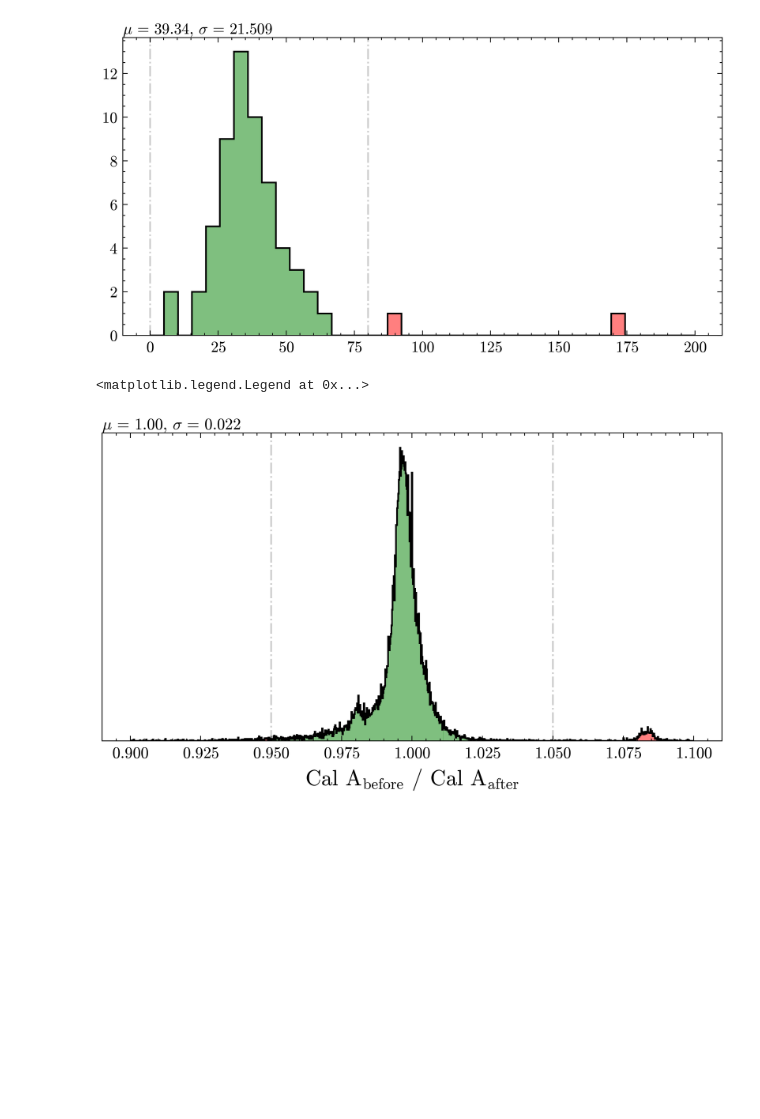
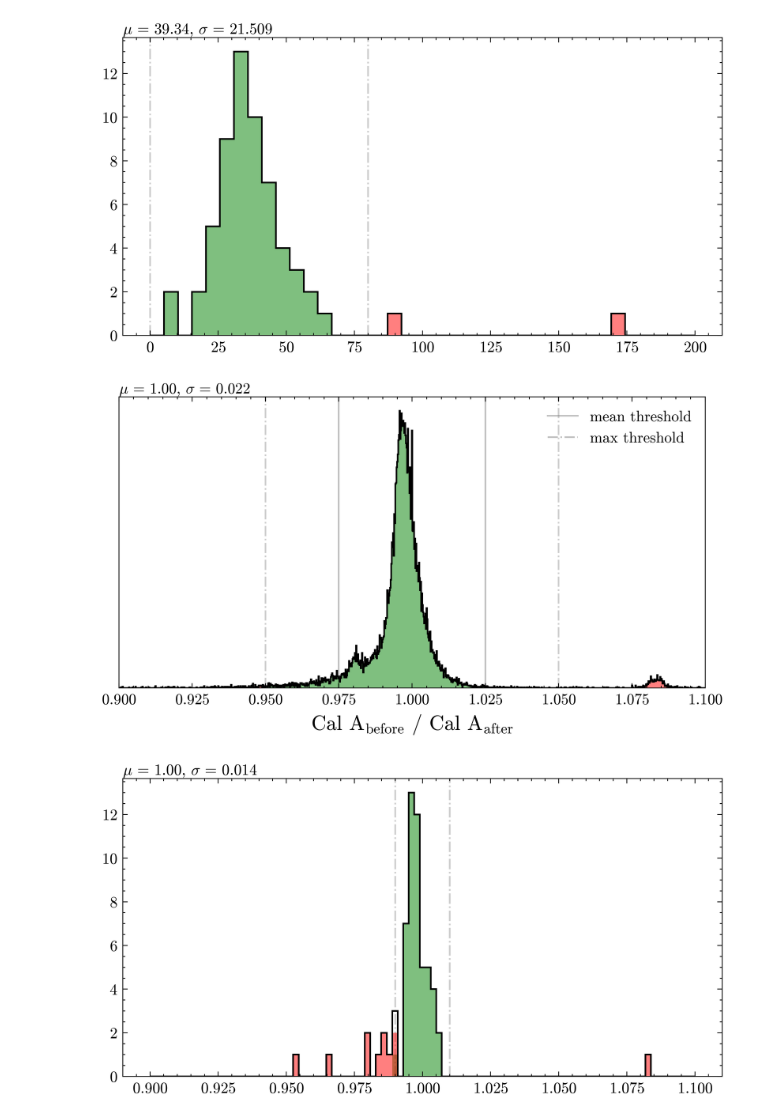
Before and after one commit to Quizznor/phd-thesis, a Jupyter notebook: Projects/XYScanner/QualityCheck/quality_cuts.ipynb, the cells around one changed output. Saved outputs shown, nothing was run; the diff lists cells and outputs as text; code cells hidden in the pictures; blank space fills up the shorter version.

```diff
--- a/Projects/XYScanner/QualityCheck/quality_cuts.ipynb
+++ b/Projects/XYScanner/QualityCheck/quality_cuts.ipynb
@@ -112,6 +112,7 @@ x, y, s = [], [], []
 mean_x, mean_y = [], []
 filter_x, filter_y = [], []
 cal_a_ratios = []
+cal_a_means = []
 std_calib_ratios = []
 xy_calib = []
 missing = []
@@ -168,7 +169,9 @@ for run in os.listdir(base):
         if np.abs(filter_x[-1]) > 25: print(f"misalignment? {run}")
         if np.abs(filter_y[-1]) > 25: print(f"misalignment? {run}")
 
-        cal_a_ratios += list(data['cal_before'] / data['cal_after'])
+        cal_a = data['cal_before'] / data['cal_after']
+        cal_a_ratios += list(cal_a)
+        cal_a_means.append(np.nanmedian(cal_a))
         std_calib_ratio = list(data['xy_corr'] / data['std_calib'])
 
         if (t := np.mean(data['cal_before'] / data['cal_after'])) > 1.07: print(f'{run}: large drift, {t}')
@@ -361,18 +363,30 @@ _ = select_hist(np.sqrt((filter_x - mean_x)**2 + (filter_y - mean_y)**2), np.lin
 # %%
 # cal a stability
 
 cal_a_bins = np.linspace(0.9, 1.1, 1000)
+cal_a_mean = np.linspace(0.9, 1.1, 100)
 
 cal_a_ratios = np.array(cal_a_ratios)
 cal_a_ratios[cal_a_ratios < 0] = np.nan
 
 cal_a_ratios[~np.isfinite(cal_a_ratios)] = 1
 
 _ = select_hist(cal_a_ratios, bins=cal_a_bins, cuts=[0.95, 1.05], ax=plt.gca())
 plt.xlabel(r'Cal A$_\mathrm{before}$ / Cal A$_\mathrm{after}$')
 plt.yticks([])
+
+plt.axvline(0.975, c='gray', ls='solid', label='mean threshold', zorder=0, alpha=0.5)
+plt.axvline(1.025, c='gray', ls='solid', zorder=0, alpha=0.5)
+
+plt.axvline(1.2, c='gray', ls='-.', label='max threshold', alpha=0.5)
+plt.xlim(0.9, 1.1)
 plt.legend()
+
+
 # plt.yscale('log')
+
+fig, ax = plt.subplots()
+_ = select_hist(cal_a_means, bins=cal_a_mean, cuts=[0.99, 1.01], ax=ax)
 # %% [output]
-<matplotlib.legend.Legend at 0x...>
-[figure, old version]
+[figure, new version]
+[figure, added]
```
Also changed, not shown: parts of 5 cells of this notebook, 5 other files.
